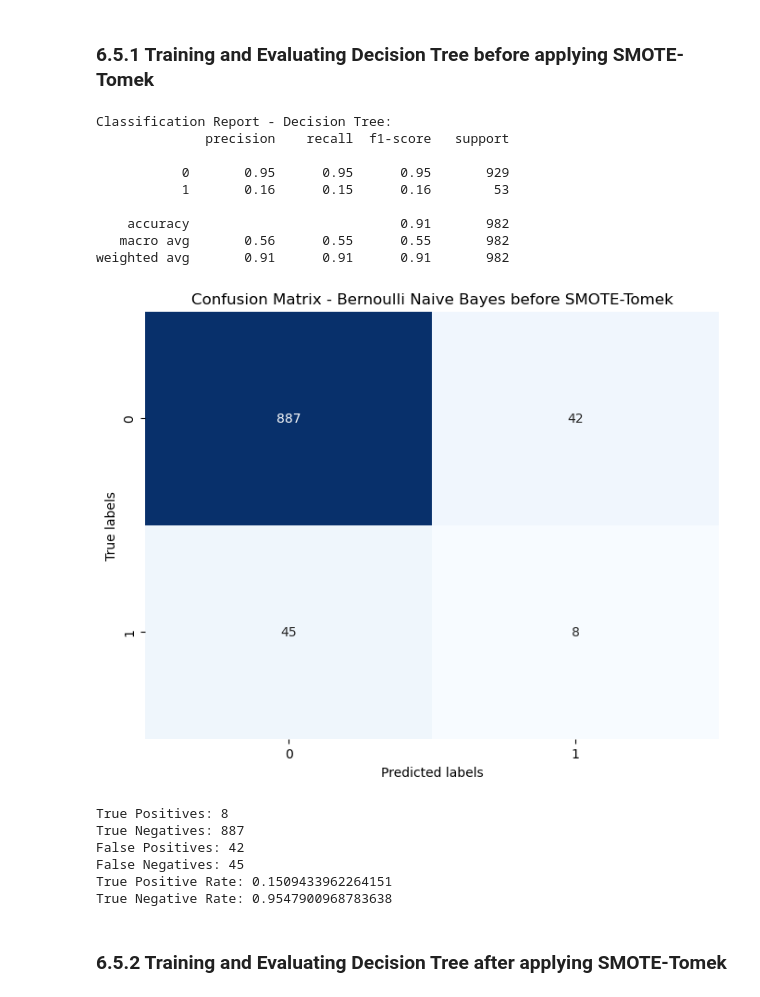
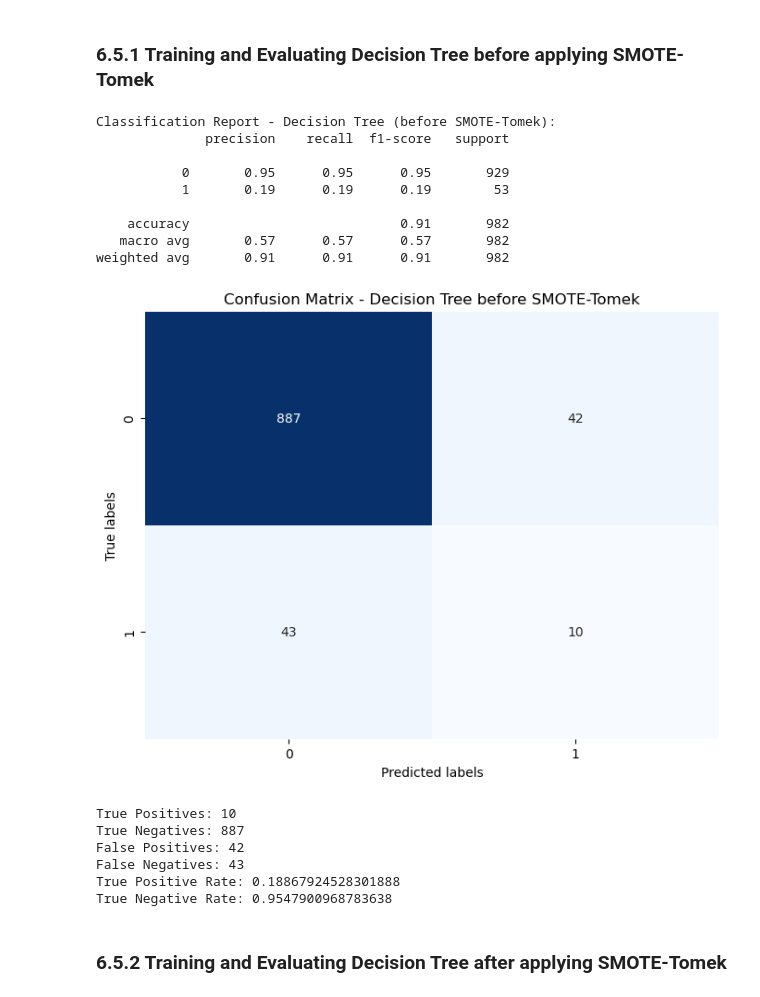
Before and after one commit to DylanTYX/SC1015-MiniProject, a Jupyter notebook: Data_Modeling.ipynb, the cells around one changed output. Cells and saved outputs as stored; diff of their text form; code cells hidden in the pictures.

```diff
--- a/Data_Modeling.ipynb
+++ b/Data_Modeling.ipynb
@@ -891,44 +913,42 @@ A decision tree is a versatile supervised learning algorithm for classification
 # %% [markdown]
 ### 6.5.1 Training and Evaluating Decision Tree before applying SMOTE-Tomek
 # %%
-from sklearn.tree import DecisionTreeClassifier
-
 # Create the Decision Tree classifier
 dt = DecisionTreeClassifier()
 
 # Train the classifier on the training data
 dt.fit(predictors_train, stroke_train)
 
 # Predict the classes of the test data
 predictions_dt = dt.predict(predictors_test)
 
-print("Classification Report - Decision Tree:")
+print("Classification Report - Decision Tree (before SMOTE-Tomek):")
 print(classification_report(stroke_test, predictions_dt))
 
 # Plot confusion matrix for each model
-TP, TN, FP, FN, TPR, TNR = plot_confusion_matrix(stroke_test, predictions_dt, title='Confusion Matrix - Bernoulli Naive Bayes before SMOTE-Tomek')
+TP, TN, FP, FN, TPR, TNR = plot_confusion_matrix(stroke_test, predictions_dt, title='Confusion Matrix - Decision Tree before SMOTE-Tomek')
 print("True Positives:", TP)
 print("True Negatives:", TN)
 print("False Positives:", FP)
 print("False Negatives:", FN)
 print("True Positive Rate:", TPR)
 print("True Negative Rate:", TNR)
 # %% [output]
-Classification Report - Decision Tree:
+Classification Report - Decision Tree (before SMOTE-Tomek):
               precision    recall  f1-score   support
 
            0       0.95      0.95      0.95       929
-           1       0.16      0.15      0.16        53
+           1       0.19      0.19      0.19        53
 
     accuracy                           0.91       982
-   macro avg       0.56      0.55      0.55       982
+   macro avg       0.57      0.57      0.57       982
 weighted avg       0.91      0.91      0.91       982
-[figure, old version]
+[figure, new version]
-True Positives: 8
+True Positives: 10
 True Negatives: 887
 False Positives: 42
-False Negatives: 45
-True Positive Rate: 0.1509433962264151
+False Negatives: 43
+True Positive Rate: 0.18867924528301888
 True Negative Rate: 0.9547900968783638
 # %% [markdown]
 ### 6.5.2 Training and Evaluating Decision Tree after applying SMOTE-Tomek
```
Also changed, not shown: parts of 26 cells of this notebook, 3 other files.
